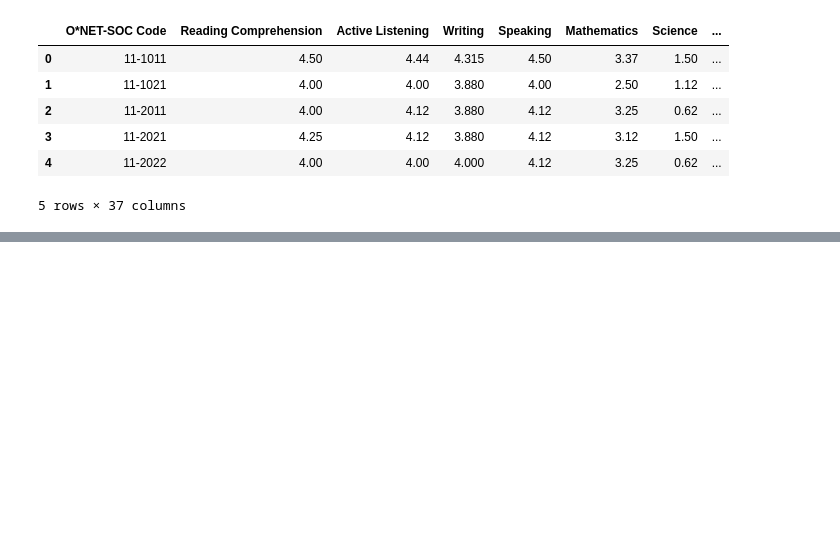
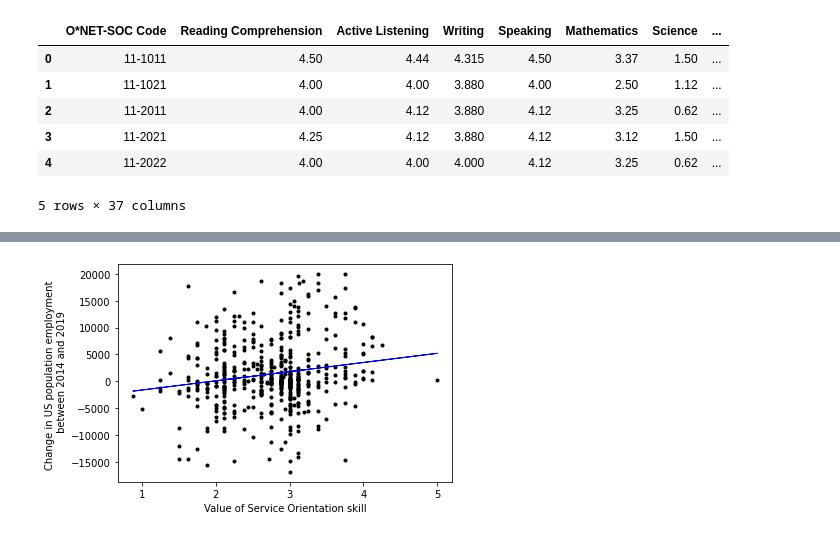
Before and after one commit to JGolub99/Future-of-work, a Jupyter notebook: ONET_18-10-21/regressing_doc.ipynb, the cells around one changed output, grey strips where cells are left out. Cells and saved outputs as stored; diff of their text form; code cells hidden in the pictures; blank space fills up the shorter version.

```diff
--- a/ONET_18-10-21/regressing_doc.ipynb
+++ b/ONET_18-10-21/regressing_doc.ipynb
@@ -260,0 +199,8 @@ list(df1["OCC_CODE"])
+# %%
+import pandas as pd
+import numpy as np
+import matplotlib.pyplot as plt
+from sklearn.linear_model import LinearRegression
+
+df = pd.read_csv("regressordata2.csv")
+df.head()
@@ -260,0 +215,24 @@ list(df1["OCC_CODE"])
+# %%
+#Begin by getting a plot for Service Orientation:
+
+x = np.array(df["Service Orientation"]).reshape(-1, 1)
+y = np.array(df["Change in Employment"]).reshape(-1, 1)
+reg = LinearRegression().fit(x, y)
+
+y_pred = reg.predict(x)
+# %%
+%matplotlib inline
+
+fig = plt.figure()
+plt.scatter(x, y,marker='.', color="black")
+plt.plot(x, y_pred, color="blue", linewidth=1)
+plt.xlabel("Value of Service Orientation skill")
+plt.ylabel("Change in US population employment \n between 2014 and 2019")
+#plt.savefig("ServiceOrientationEmpirical.jpg",bbox_inches='tight')
+#plt.show()
+plt.autoscale()
+#fig.savefig('ServiceOrientationEmpirical.png')
+fig.savefig('ServiceOrientationEmpirical.png',bbox_inches='tight',dpi=1000)
+plt.show()
+# %% [output]
+[figure, added]
```
Also changed, not shown: parts of 24 cells of this notebook, 52 other files.
